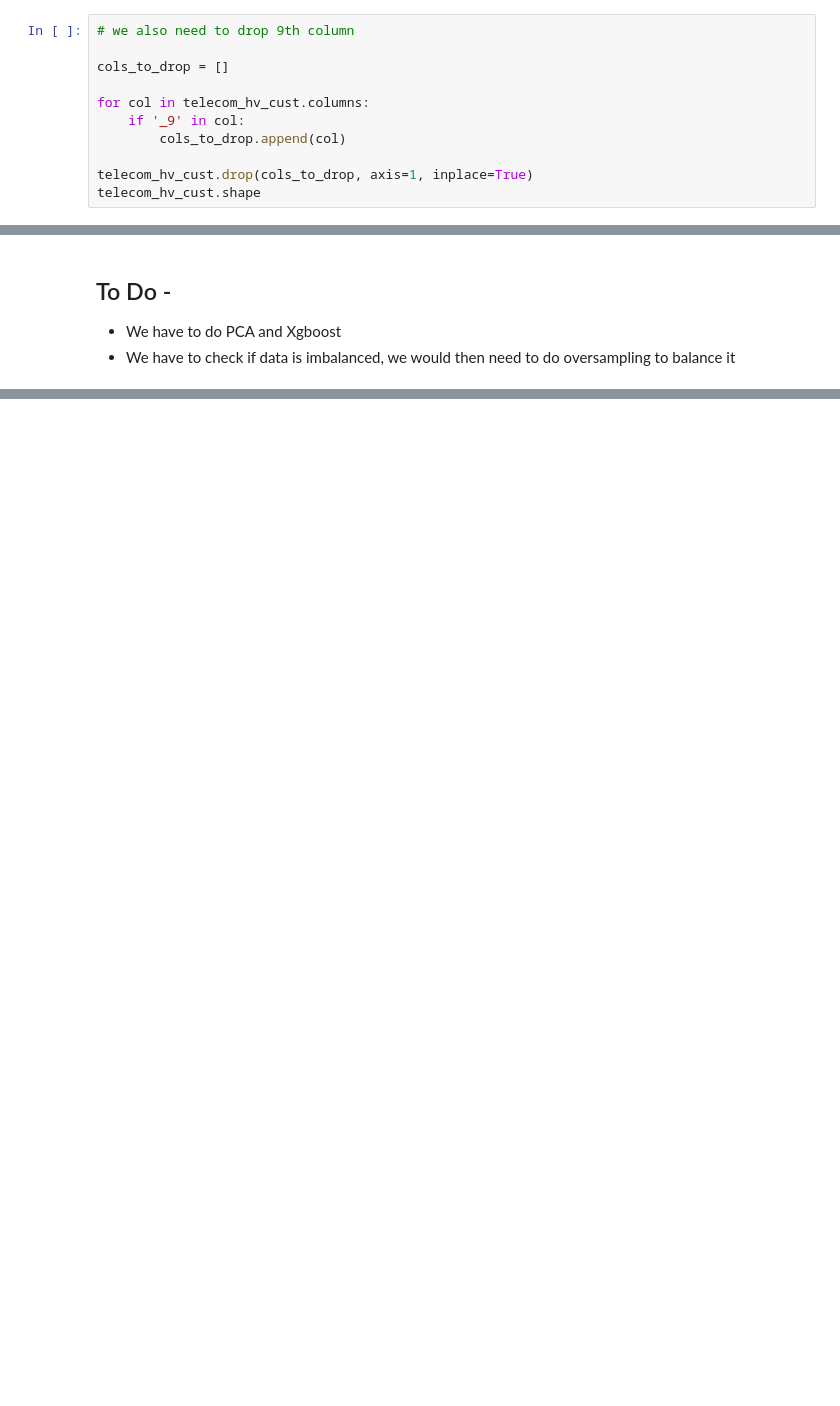
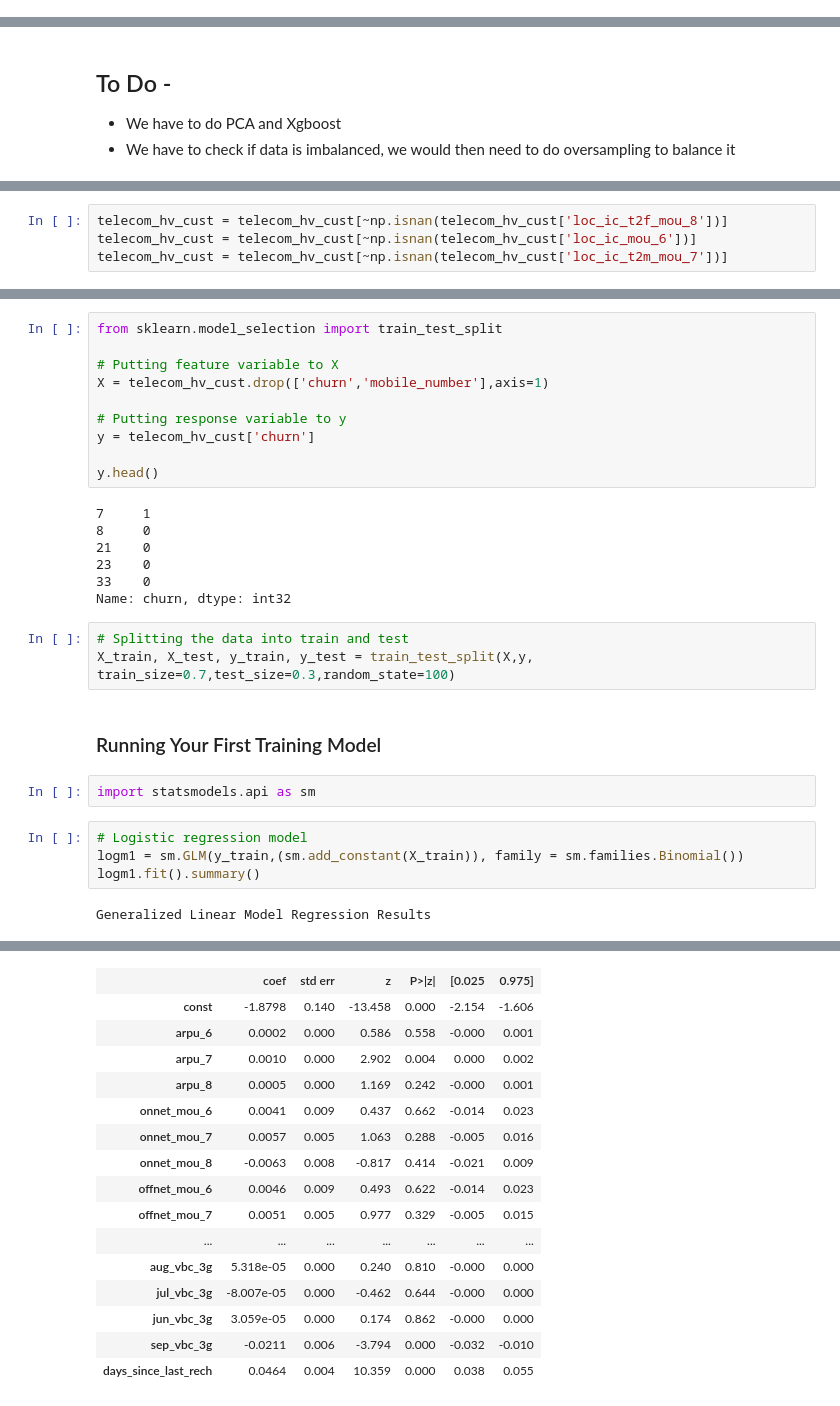
Before and after one commit to bipin-raju/Telecom_churn_case_study, a Jupyter notebook: Telecom Churn Case Study.ipynb, the cells around one changed output, grey strips where cells are left out. Cells and saved outputs as stored; diff of their text form; blank space fills up the shorter version.

Commit message:
Added Simple Logical Regression

```diff
--- a/Telecom Churn Case Study.ipynb
+++ b/Telecom Churn Case Study.ipynb
@@ -165,11 +316,0 @@ telecom_hv_cust.shape
-# %%
-# we also need to drop 9th column
-
-cols_to_drop = []
-
-for col in telecom_hv_cust.columns:
-    if '_9' in col:
-        cols_to_drop.append(col)
-
-telecom_hv_cust.drop(cols_to_drop, axis=1, inplace=True)
-telecom_hv_cust.shape
@@ -180,0 +341,4 @@ telecom_hv_cust.shape
+# %%
+telecom_hv_cust = telecom_hv_cust[~np.isnan(telecom_hv_cust['loc_ic_t2f_mou_8'])]
+telecom_hv_cust = telecom_hv_cust[~np.isnan(telecom_hv_cust['loc_ic_mou_6'])]
+telecom_hv_cust = telecom_hv_cust[~np.isnan(telecom_hv_cust['loc_ic_t2m_mou_7'])]
@@ -180,0 +350,30 @@ telecom_hv_cust.shape
+# %%
+from sklearn.model_selection import train_test_split
+
+# Putting feature variable to X
+X = telecom_hv_cust.drop(['churn','mobile_number'],axis=1)
+
+# Putting response variable to y
+y = telecom_hv_cust['churn']
+
+y.head()
+# %% [output]
+7     1
+8     0
+21    0
+23    0
+33    0
+Name: churn, dtype: int32
+# %%
+# Splitting the data into train and test
+X_train, X_test, y_train, y_test = train_test_split(X,y, train_size=0.7,test_size=0.3,random_state=100)
+# %% [markdown]
+### Running Your First Training Model
+# %%
+import statsmodels.api as sm
+# %%
+# Logistic regression model
+logm1 = sm.GLM(y_train,(sm.add_constant(X_train)), family = sm.families.Binomial())
+logm1.fit().summary()
+# %% [output]
+Generalized Linear Model Regression Results
@@ -180,0 +389,16 @@ telecom_hv_cust.shape
+|  | coef | std err | z | P>|z| | [0.025 | 0.975] |
+| const | -1.8798 | 0.140 | -13.458 | 0.000 | -2.154 | -1.606 |
+| arpu_6 | 0.0002 | 0.000 | 0.586 | 0.558 | -0.000 | 0.001 |
+| arpu_7 | 0.0010 | 0.000 | 2.902 | 0.004 | 0.000 | 0.002 |
+| arpu_8 | 0.0005 | 0.000 | 1.169 | 0.242 | -0.000 | 0.001 |
+| onnet_mou_6 | 0.0041 | 0.009 | 0.437 | 0.662 | -0.014 | 0.023 |
+| onnet_mou_7 | 0.0057 | 0.005 | 1.063 | 0.288 | -0.005 | 0.016 |
+| onnet_mou_8 | -0.0063 | 0.008 | -0.817 | 0.414 | -0.021 | 0.009 |
+| offnet_mou_6 | 0.0046 | 0.009 | 0.493 | 0.622 | -0.014 | 0.023 |
+| offnet_mou_7 | 0.0051 | 0.005 | 0.977 | 0.329 | -0.005 | 0.015 |
+| ... | ... | ... | ... | ... | ... | ... |
+| aug_vbc_3g | 5.318e-05 | 0.000 | 0.240 | 0.810 | -0.000 | 0.000 |
+| jul_vbc_3g | -8.007e-05 | 0.000 | -0.462 | 0.644 | -0.000 | 0.000 |
+| jun_vbc_3g | 3.059e-05 | 0.000 | 0.174 | 0.862 | -0.000 | 0.000 |
+| sep_vbc_3g | -0.0211 | 0.006 | -3.794 | 0.000 | -0.032 | -0.010 |
+| days_since_last_rech | 0.0464 | 0.004 | 10.359 | 0.000 | 0.038 | 0.055 |
```
Also changed, not shown: parts of 93 cells of this notebook.
